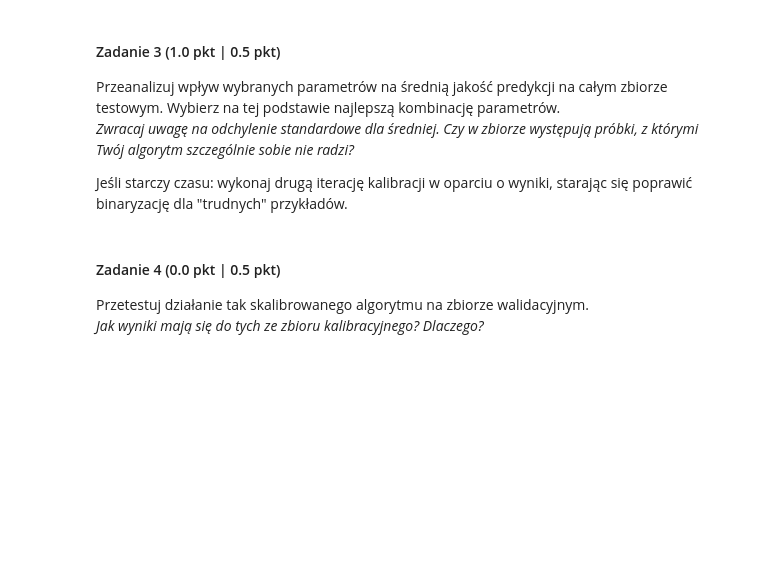
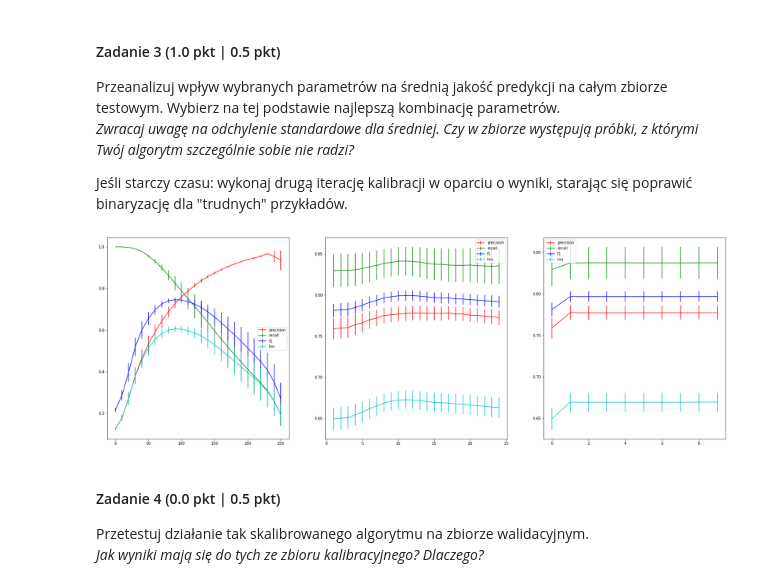
Before and after one commit to ProtossLuigi/studia-mag, a Jupyter notebook: analiza_i_przetwarzanie_obrazow/lab4/Lab4_zadanie.ipynb, the cells around one changed output. Drawn from its saved outputs; the diff is of its cells as text; code cells hidden in the pictures; blank space fills up the shorter version.

```diff
--- a/analiza_i_przetwarzanie_obrazow/lab4/Lab4_zadanie.ipynb
+++ b/analiza_i_przetwarzanie_obrazow/lab4/Lab4_zadanie.ipynb
@@ -76,8 +76,8 @@ Do testowania użyj poniższej komórki. Zwróć uwagę na interfejs `**params`
 # %%
 def detect_bacteria(image:np.ndarray, **params) -> np.ndarray:
     # wartości parametrów przekazuj w 'params', np.: params['threshold']
-    kernel = np.eye(params['kernel'], dtype=np.uint8)
-    if params['channel'] == 'mean':
+    kernel = np.eye(params.setdefault('kernel', 15), dtype=np.uint8)
+    if params.setdefault('channel', 'mean') == 'mean':
         output = image.mean(axis=2).astype(np.uint8)
     else:
         output = image[...,params['channel']]
@@ -85,7 +85,7 @@ def detect_bacteria(image:np.ndarray, **params) -> np.ndarray:
     for _ in range(params.setdefault('openings', 1)):
         output = cv2.erode(output, kernel=kernel, anchor=(-1,-1), borderType=cv2.BORDER_REPLICATE)
         output = cv2.dilate(output, kernel=kernel, anchor=(-1,-1), borderType=cv2.BORDER_REPLICATE)
-    if params['threshold'] == 'otsu':
+    if params.setdefault('threshold', 'otsu') == 'otsu':
         _, output = cv2.threshold(output, 0, 255, cv2.THRESH_BINARY + cv2.THRESH_OTSU)
     else:
         _, output = cv2.threshold(output, params['threshold'], 255, cv2.THRESH_BINARY)
@@ -227,6 +195,10 @@ Przeanalizuj wpływ wybranych parametrów na średnią jakość predykcji na ca
 _Zwracaj uwagę na odchylenie standardowe dla średniej. Czy w zbiorze występują próbki, z którymi Twój algorytm szczególnie sobie nie radzi?_
 
 Jeśli starczy czasu: wykonaj drugą iterację kalibracji w oparciu o wyniki, starając się poprawić binaryzację dla "trudnych" przykładów.
+# %%
+plot_results({}, params, loader, metric_labels)
+# %% [output]
+[figure, added]
 # %% [markdown]
 #### Zadanie 4 (0.0 pkt | 0.5 pkt)
 
```
Also changed, not shown: parts of 2 cells of this notebook, 4 other files.
